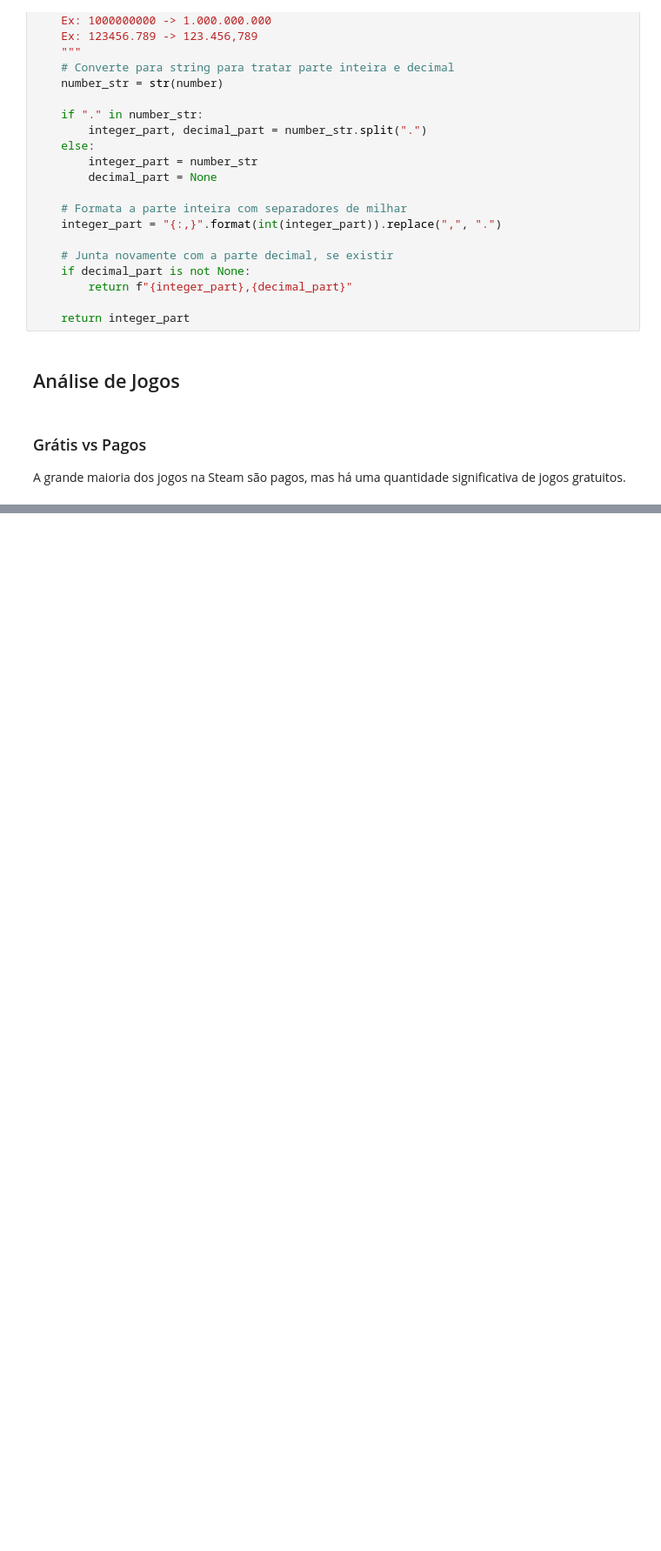
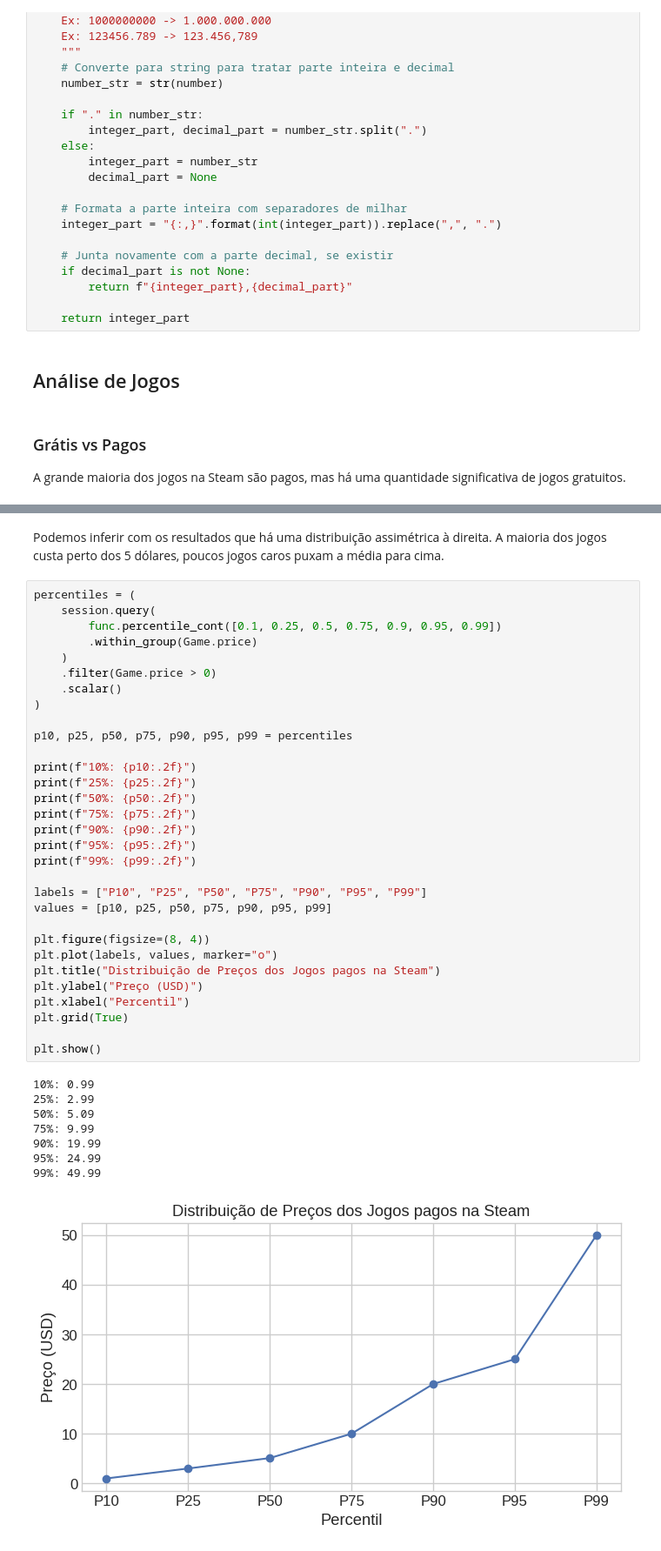
Before and after one commit to Tamicktom/analise-steam-games, a Jupyter notebook: 03-analise.ipynb, the cells around one changed output, grey strips where cells are left out. Shown at 87% size. Cells and saved outputs as stored; diff of their text form; blank space fills up the shorter version.

```diff
--- a/03-analise.ipynb
+++ b/03-analise.ipynb
@@ -377,0 +405,42 @@ Total de jogos: 111452
+# %% [markdown]
+Podemos inferir com os resultados que há uma distribuição assimétrica à direita. A maioria dos jogos custa perto dos 5 dólares, poucos jogos caros puxam a média para cima.
+# %%
+percentiles = (
+    session.query(
+        func.percentile_cont([0.1, 0.25, 0.5, 0.75, 0.9, 0.95, 0.99])
+        .within_group(Game.price)
+    )
+    .filter(Game.price > 0)
+    .scalar()
+)
+
+p10, p25, p50, p75, p90, p95, p99 = percentiles
+
+print(f"10%: {p10:.2f}")
+print(f"25%: {p25:.2f}")
+print(f"50%: {p50:.2f}")
+print(f"75%: {p75:.2f}")
+print(f"90%: {p90:.2f}")
+print(f"95%: {p95:.2f}")
+print(f"99%: {p99:.2f}")
+
+labels = ["P10", "P25", "P50", "P75", "P90", "P95", "P99"]
+values = [p10, p25, p50, p75, p90, p95, p99]
+
+plt.figure(figsize=(8, 4))
+plt.plot(labels, values, marker="o")
+plt.title("Distribuição de Preços dos Jogos pagos na Steam")
+plt.ylabel("Preço (USD)")
+plt.xlabel("Percentil")
+plt.grid(True)
+
+plt.show()
+# %% [output]
+10%: 0.99
+25%: 2.99
+50%: 5.09
+75%: 9.99
+90%: 19.99
+95%: 24.99
+99%: 49.99
+[figure, added]
```
Also changed, not shown: parts of 8 cells of this notebook.
